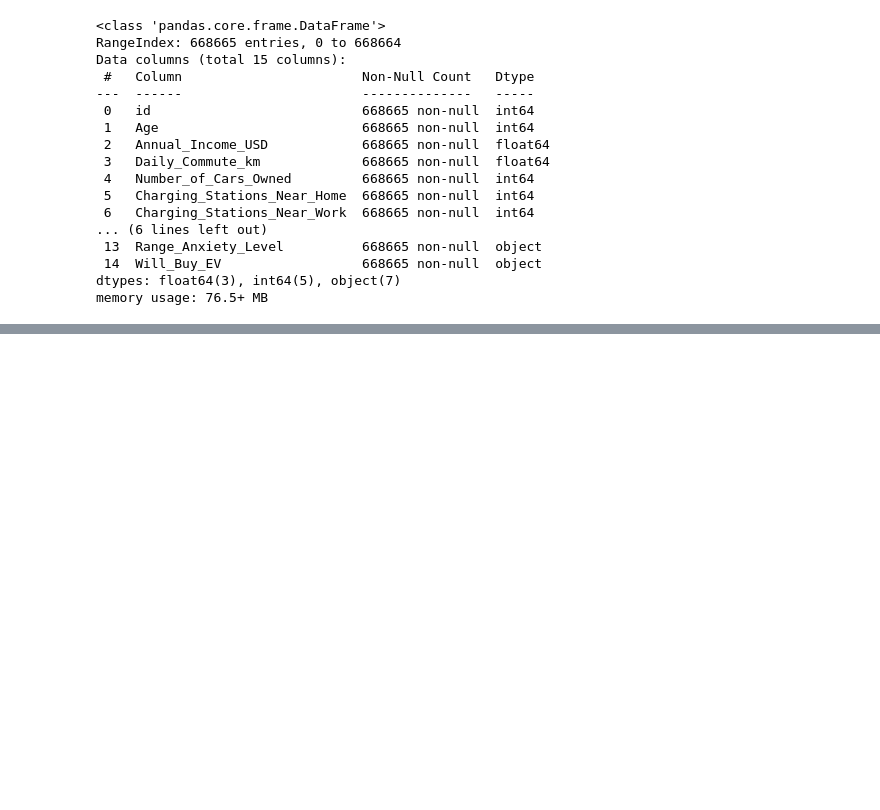
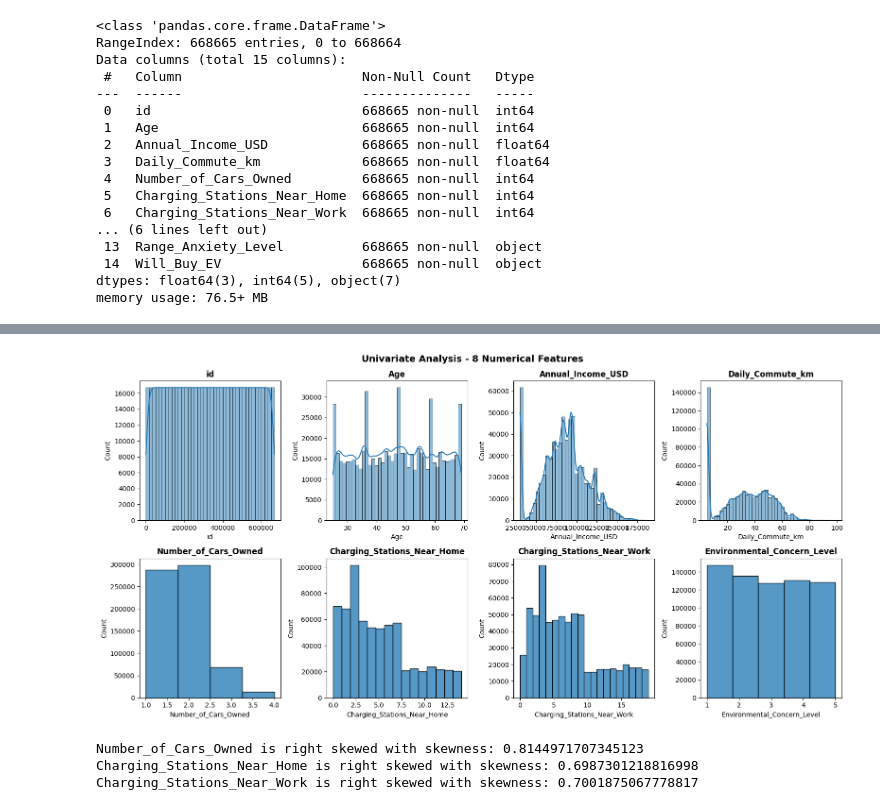
Before and after one commit to anushka3690/Predicting-Electric-Vehicle-Purchases, a Jupyter notebook: notebook/model1.ipynb, the cells around one changed output, grey strips where cells are left out. Drawn from its saved outputs; the diff is of its cells as text; code cells hidden in the pictures; blank space fills up the shorter version.

Commit message:
univariate analysis

```diff
--- a/notebook/model1.ipynb
+++ b/notebook/model1.ipynb
@@ -49,0 +81,38 @@ target_col = df["Will_Buy_EV"]
+# %%
+n_cols = 4
+n_rows = (len(num_cols) + n_cols - 1) // n_cols
+fig, axes = plt.subplots(n_rows, n_cols, figsize=(16, 4*n_rows))
+axes = axes.flatten()
+fig.suptitle(f'Univariate Analysis - {len(num_cols)} Numerical Features', fontweight='bold', fontsize=14)
+
+for idx, col in enumerate(num_cols):
+    ax = axes[idx]
+    # Check if continuous or discrete
+    n_unique = df[col].nunique()
+    if n_unique > 20:  # Continuous - use KDE
+        sns.histplot(data=df, x=col, kde=True, ax=ax, bins=40)
+    else:  # Discrete - no KDE
+        sns.histplot(data=df, x=col, ax=ax, bins=min(n_unique, 20))
+
+    ax.set_title(f'{col}', fontweight='bold')
+
+# Hide remaining empty subplots
+for idx in range(len(num_cols), len(axes)):
+    axes[idx].axis('off')
+
+plt.tight_layout()
+plt.show()
+# %% [output]
+[figure, added]
+# %%
+from scipy.stats import skew
+for col in num_cols:
+    skewness = df[col].skew()
+    if skewness > 0.5:
+        print(f"{col} is right skewed with skewness: {skewness}")
+    elif skewness < -0.5:
+        print(f"{col} is left skewed with skewness: {skewness}")
+# %% [output]
+Number_of_Cars_Owned is right skewed with skewness: 0.8144971707345123
+Charging_Stations_Near_Home is right skewed with skewness: 0.6987301218816998
+Charging_Stations_Near_Work is right skewed with skewness: 0.7001875067778817
```
Also changed, not shown: parts of 8 cells of this notebook.
